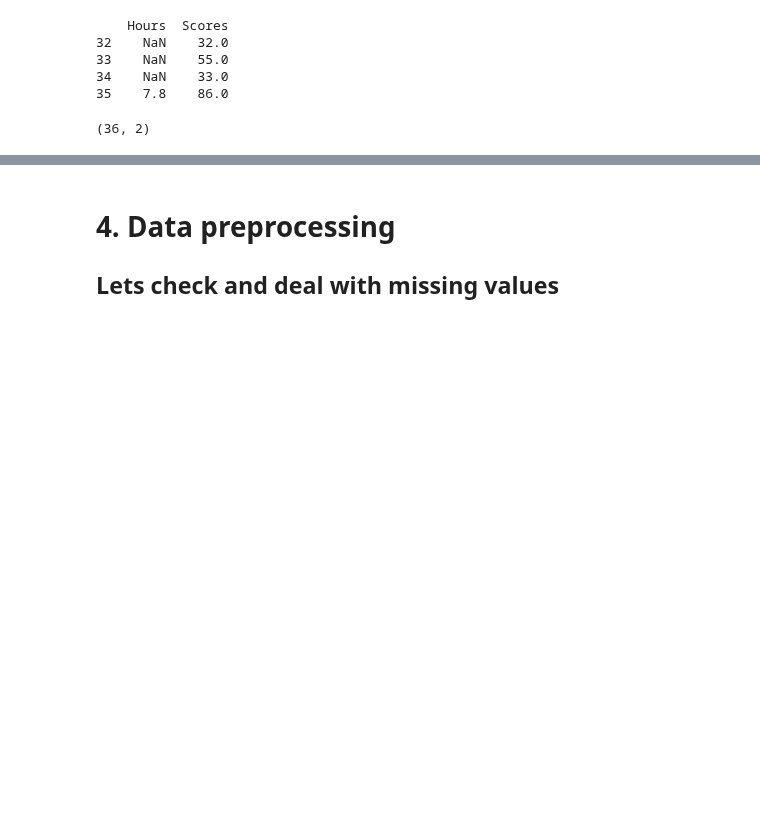
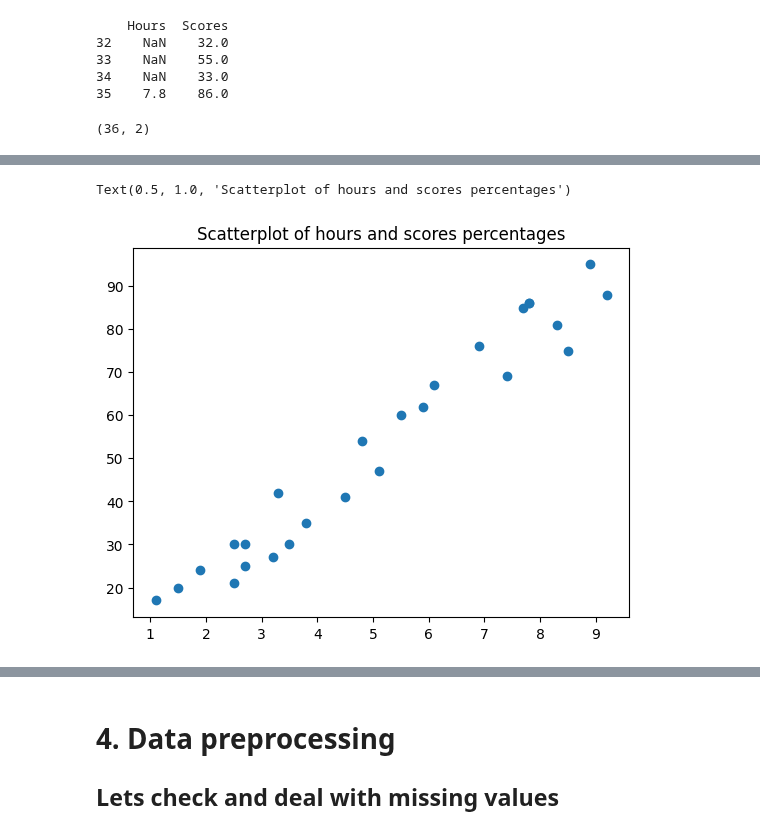
Before and after one commit to ash322ash422/tut_ml, a Jupyter notebook: tut_linear_regression/tut_ml_linearReg_singleVar_student_score.ipynb, the cells around one changed output, grey strips where cells are left out. Saved outputs shown, nothing was run; the diff lists cells and outputs as text; code cells hidden in the pictures; blank space fills up the shorter version.

```diff
--- a/tut_linear_regression/tut_ml_linearReg_singleVar_student_score.ipynb
+++ b/tut_linear_regression/tut_ml_linearReg_singleVar_student_score.ipynb
@@ -74,0 +96,8 @@ print(df.shape) # display (rows,columns)
+# %%
+plt.scatter(x=df['Hours'], y=df['Scores'])
+plt.title('Scatterplot of hours and scores percentages')
+
+# df.plot.scatter(x='Hours', y='Scores', title='Scatterplot of hours and scores percentages')
+# %% [output]
+Text(0.5, 1.0, 'Scatterplot of hours and scores percentages')
+[figure, added]
```
Also changed, not shown: parts of 11 cells of this notebook, 5 other files.
